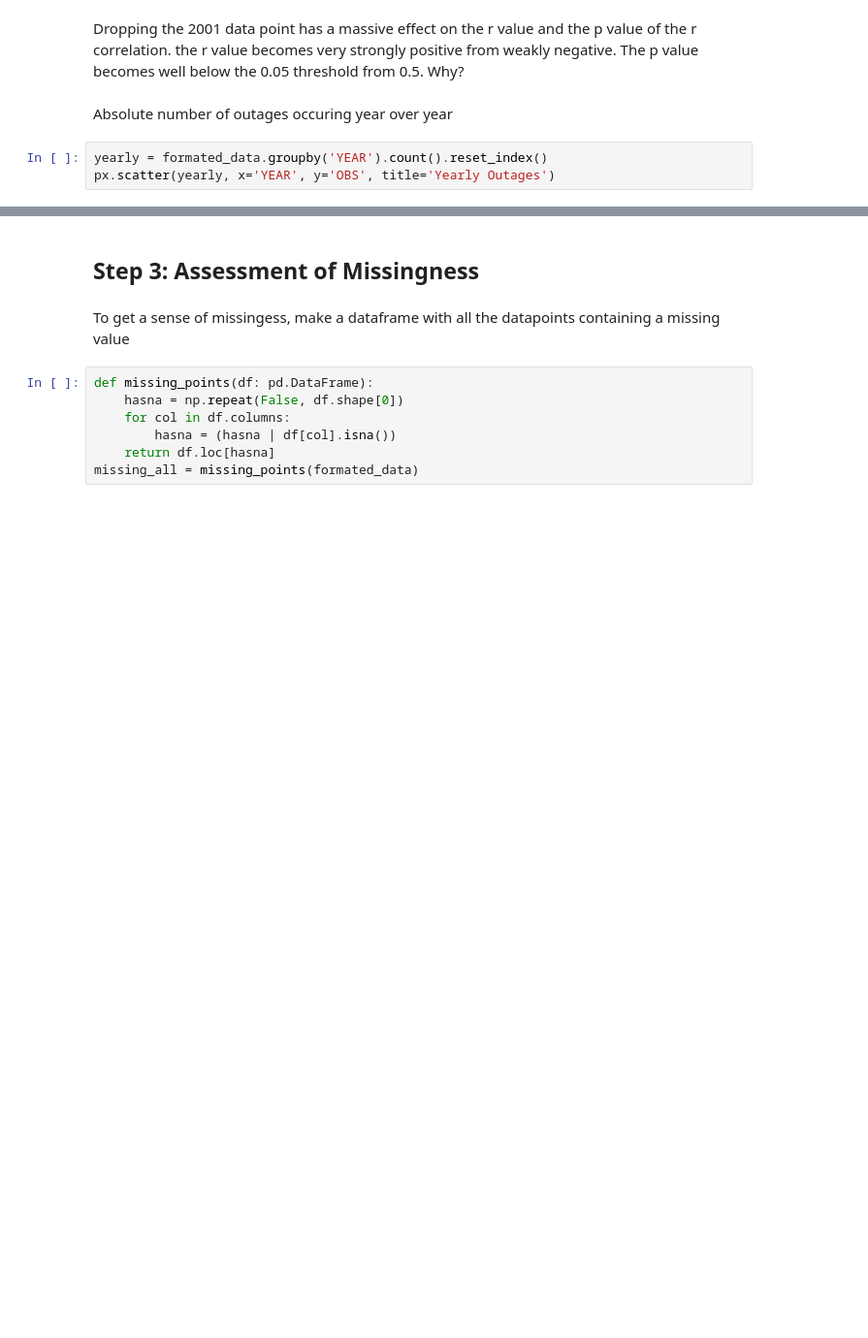
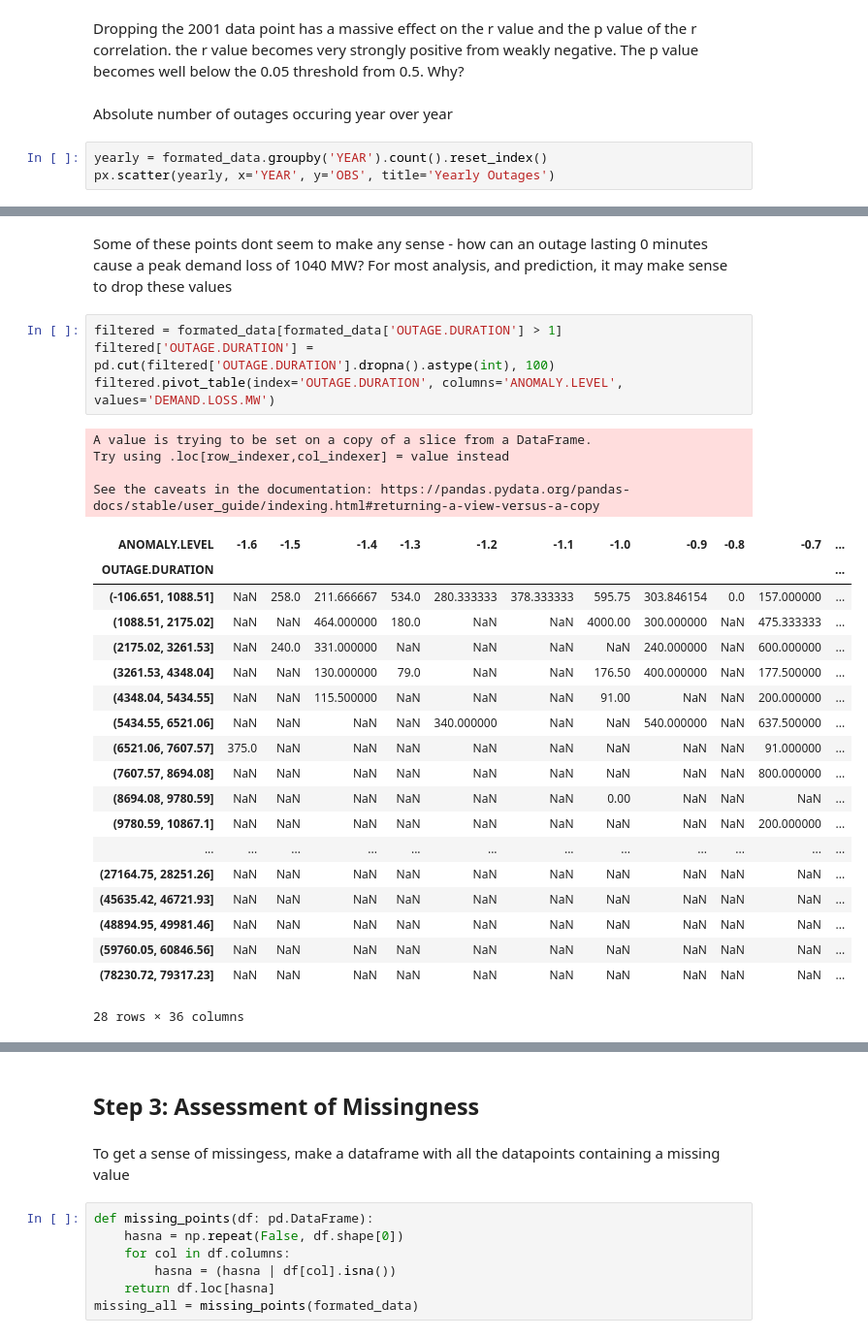
Before and after one commit to mawks12/power_outage_USA, a Jupyter notebook: analysis/template.ipynb, the cells around one changed output, grey strips where cells are left out. Shown at 97% size. Saved outputs shown, nothing was run; the diff lists cells and outputs as text; blank space fills up the shorter version.

```diff
--- a/analysis/template.ipynb
+++ b/analysis/template.ipynb
@@ -110,0 +140,30 @@ px.scatter(yearly, x='YEAR', y='OBS', title='Yearly Outages')
+# %% [markdown]
+Some of these points dont seem to make any sense - how can an outage lasting 0 minutes cause a peak demand loss of 1040 MW? For most analysis, and prediction, it may make sense to drop these values
+# %%
+filtered = formated_data[formated_data['OUTAGE.DURATION'] > 1]
+filtered['OUTAGE.DURATION'] = pd.cut(filtered['OUTAGE.DURATION'].dropna().astype(int), 100)
+filtered.pivot_table(index='OUTAGE.DURATION', columns='ANOMALY.LEVEL', values='DEMAND.LOSS.MW')
+# %% [output]
+A value is trying to be set on a copy of a slice from a DataFrame.
+Try using .loc[row_indexer,col_indexer] = value instead
+
+See the caveats in the documentation: https://pandas.pydata.org/pandas-docs/stable/user_guide/indexing.html#returning-a-view-versus-a-copy
+| ANOMALY.LEVEL | -1.6 | -1.5 | -1.4 | -1.3 | -1.2 | -1.1 | -1.0 | -0.9 | -0.8 | -0.7 | ... |
+| OUTAGE.DURATION |  |  |  |  |  |  |  |  |  |  | ... |
+| (-106.651, 1088.51] | NaN | 258.0 | 211.666667 | 534.0 | 280.333333 | 378.333333 | 595.75 | 303.846154 | 0.0 | 157.000000 | ... |
+| (1088.51, 2175.02] | NaN | NaN | 464.000000 | 180.0 | NaN | NaN | 4000.00 | 300.000000 | NaN | 475.333333 | ... |
+| (2175.02, 3261.53] | NaN | 240.0 | 331.000000 | NaN | NaN | NaN | NaN | 240.000000 | NaN | 600.000000 | ... |
+| (3261.53, 4348.04] | NaN | NaN | 130.000000 | 79.0 | NaN | NaN | 176.50 | 400.000000 | NaN | 177.500000 | ... |
+| (4348.04, 5434.55] | NaN | NaN | 115.500000 | NaN | NaN | NaN | 91.00 | NaN | NaN | 200.000000 | ... |
+| (5434.55, 6521.06] | NaN | NaN | NaN | NaN | 340.000000 | NaN | NaN | 540.000000 | NaN | 637.500000 | ... |
+| (6521.06, 7607.57] | 375.0 | NaN | NaN | NaN | NaN | NaN | NaN | NaN | NaN | 91.000000 | ... |
+| (7607.57, 8694.08] | NaN | NaN | NaN | NaN | NaN | NaN | NaN | NaN | NaN | 800.000000 | ... |
+| (8694.08, 9780.59] | NaN | NaN | NaN | NaN | NaN | NaN | 0.00 | NaN | NaN | NaN | ... |
+| (9780.59, 10867.1] | NaN | NaN | NaN | NaN | NaN | NaN | NaN | NaN | NaN | 200.000000 | ... |
+| ... | ... | ... | ... | ... | ... | ... | ... | ... | ... | ... | ... |
+| (27164.75, 28251.26] | NaN | NaN | NaN | NaN | NaN | NaN | NaN | NaN | NaN | NaN | ... |
+| (45635.42, 46721.93] | NaN | NaN | NaN | NaN | NaN | NaN | NaN | NaN | NaN | NaN | ... |
+| (48894.95, 49981.46] | NaN | NaN | NaN | NaN | NaN | NaN | NaN | NaN | NaN | NaN | ... |
+| (59760.05, 60846.56] | NaN | NaN | NaN | NaN | NaN | NaN | NaN | NaN | NaN | NaN | ... |
+| (78230.72, 79317.23] | NaN | NaN | NaN | NaN | NaN | NaN | NaN | NaN | NaN | NaN | ... |
+28 rows × 36 columns
```
Also changed, not shown: parts of 86 cells of this notebook, 2 other files.
